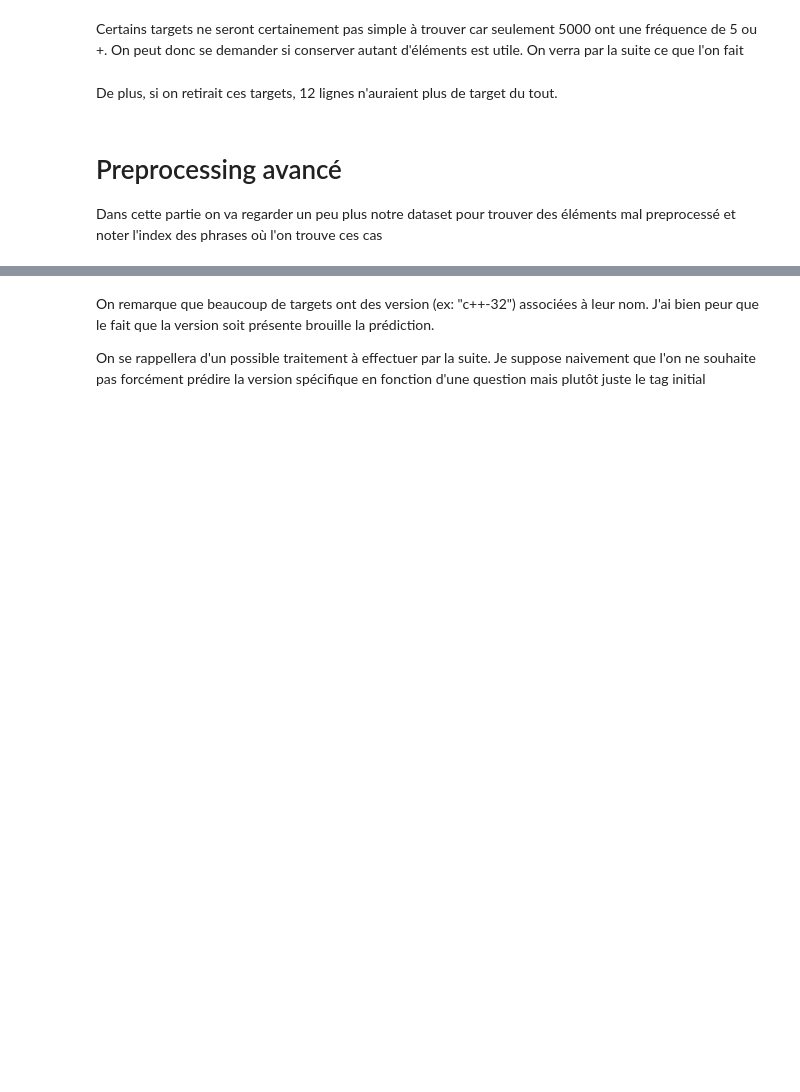
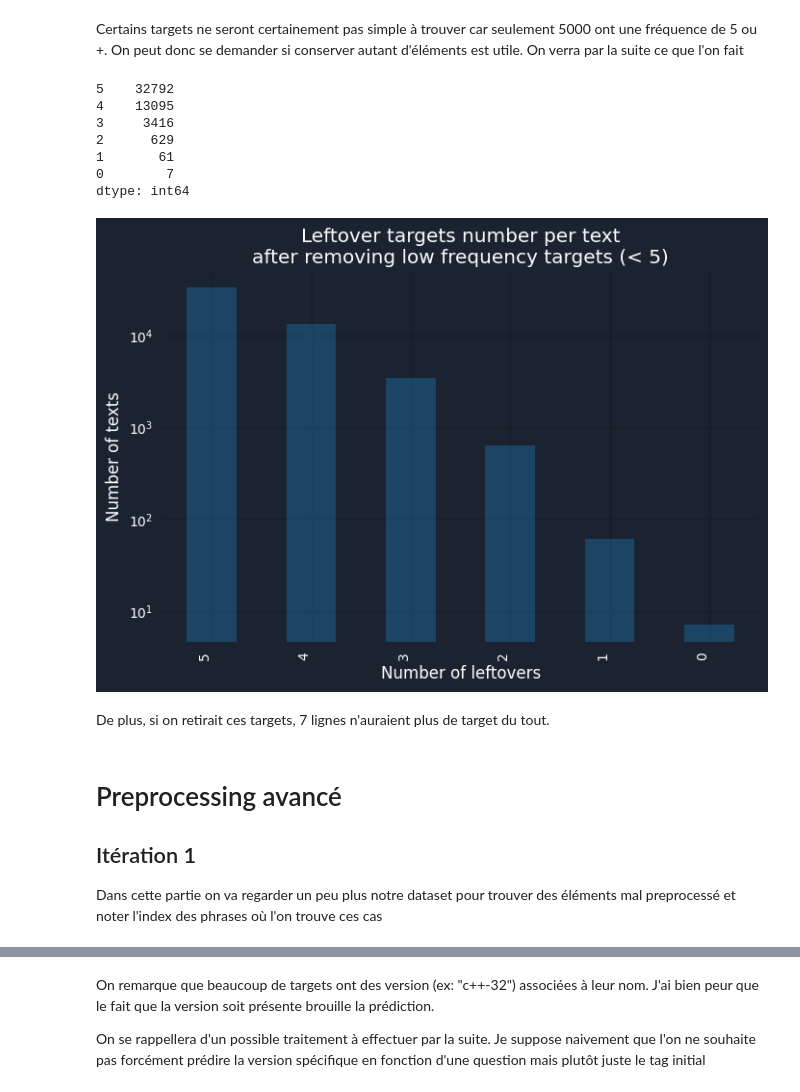
Before and after one commit to AlanBlanchet/CategorisezAutomatiquementDesQuestions, a Jupyter notebook: notebooks/exploration.ipynb, the cells around one changed output, grey strips where cells are left out. Drawn from its saved outputs; the diff is of its cells as text; code cells hidden in the pictures; blank space fills up the shorter version.

```diff
--- a/notebooks/exploration.ipynb
+++ b/notebooks/exploration.ipynb
@@ -75,18 +205,30 @@ target_list_count_under_5
 Certains targets ne seront certainement pas simple à trouver car seulement 5000 ont une fréquence de 5 ou +. On peut donc se demander si conserver autant d'éléments est utile. On verra par la suite ce que l'on fait
 # %%
 target_list_over_5 = target_list[~target_list.isin(target_list_count_under_5.index)]
-target_list_over_5_target_count = pd.Series(target_list_over_5.index.value_counts()).value_counts()
-target_list_over_5_target_count[0] = len(df) - target_list_over_5_target_count.sum()
+target_list_over_5_index_counts = cudf.Series(target_list_over_5.index).value_counts()
+target_list_over_5_target_count = target_list_over_5_index_counts.value_counts()
+target_list_over_5_target_count[0] = len(topics.df) - target_list_over_5_target_count.sum()
 plt.figure(figsize=(8,5))
 plt.title("Leftover targets number per text\nafter removing low frequency targets (< 5)")
 plt.yscale('log')
-target_list_over_5_target_count.plot(kind="bar")
+target_list_over_5_target_count.to_pandas().plot(kind="bar")
 plt.xlabel("Number of leftovers")
 plt.ylabel("Number of texts")
 target_list_over_5_target_count
+# %% [output]
+5    32792
+4    13095
+3     3416
+2      629
+1       61
+0        7
+dtype: int64
+[figure, added]
 # %% [markdown]
-De plus, si on retirait ces targets, 12 lignes n'auraient plus de target du tout.
+De plus, si on retirait ces targets, 7 lignes n'auraient plus de target du tout.
 # %% [markdown]
 # Preprocessing avancé
 
+## Itération 1
+
 Dans cette partie on va regarder un peu plus notre dataset pour trouver des éléments mal preprocessé et noter l'index des phrases où l'on trouve ces cas
```
Also changed, not shown: parts of 36 cells of this notebook, 9 other files.
